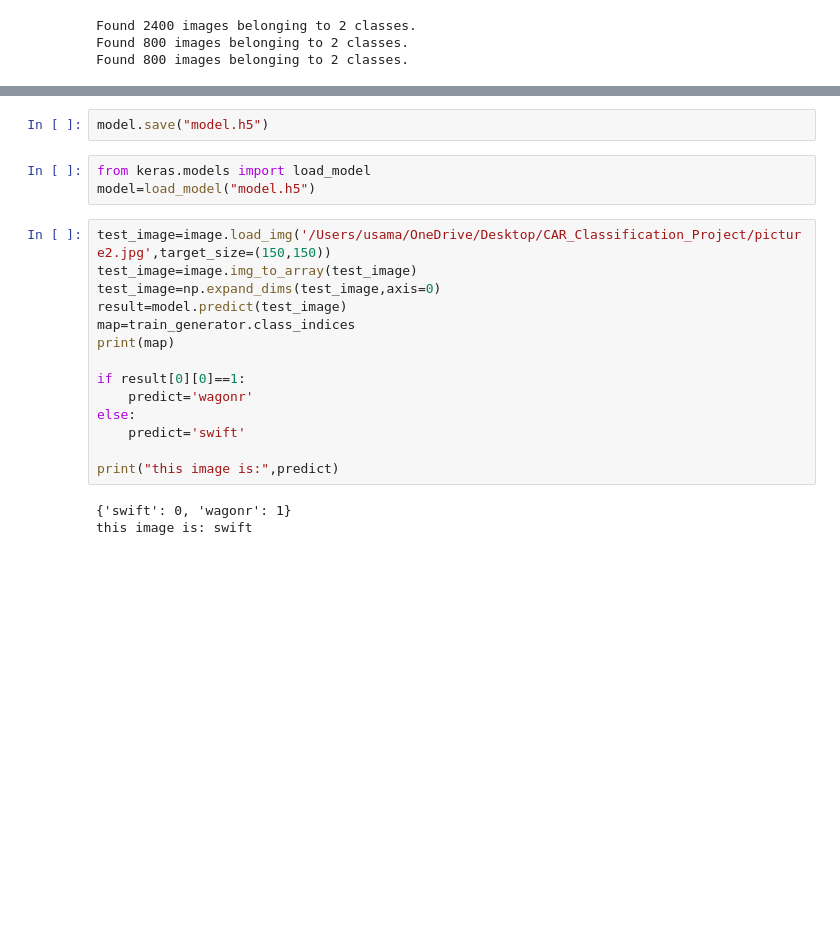
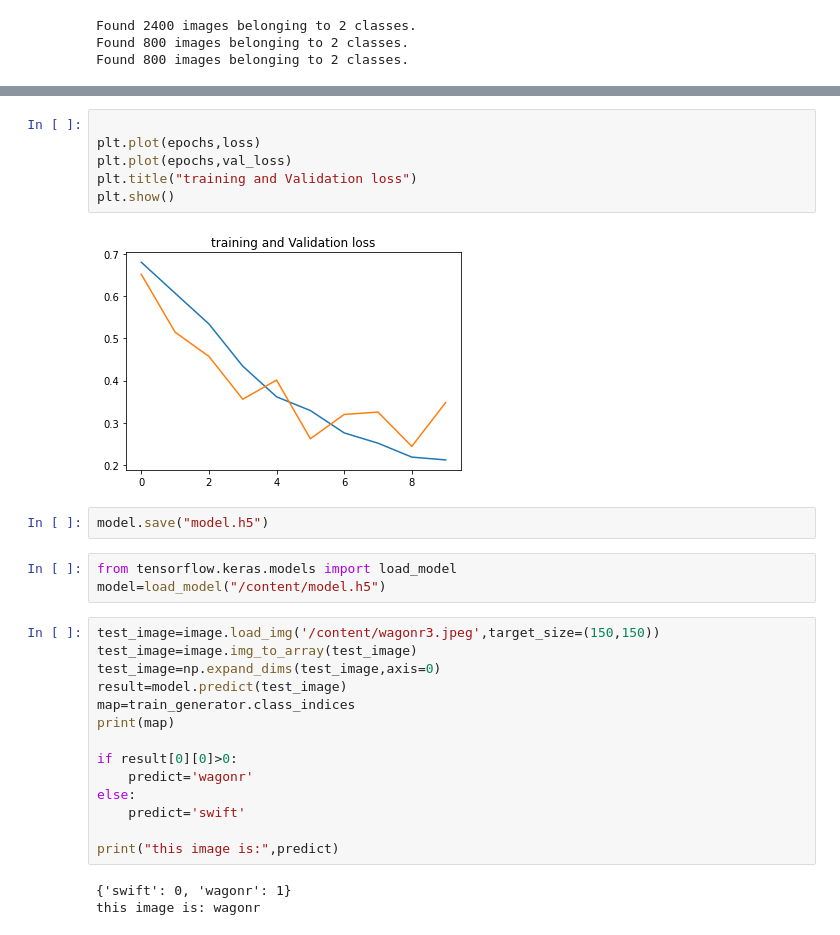
Before and after one commit to ImranRiazChohan/CAR-Image-Classification-using-CNN, a Jupyter notebook: project1_CNN.ipynb, the cells around one changed output, grey strips where cells are left out. Drawn from its saved outputs; the diff is of its cells as text; blank space fills up the shorter version.

```diff
--- a/project1_CNN.ipynb
+++ b/project1_CNN.ipynb
@@ -112,17 +165,25 @@ Epoch 10/10
+# %%
+
+plt.plot(epochs,loss)
+plt.plot(epochs,val_loss)
+plt.title("training and Validation loss")
+plt.show()
+# %% [output]
+[figure, added]
 # %%
 model.save("model.h5")
 # %%
-from keras.models import load_model
-model=load_model("model.h5")
+from tensorflow.keras.models import load_model
+model=load_model("/content/model.h5")
 # %%
-test_image=image.load_img('/Users/usama/OneDrive/Desktop/CAR_Classification_Project/picture2.jpg',target_size=(150,150))
+test_image=image.load_img('/content/wagonr3.jpeg',target_size=(150,150))
 test_image=image.img_to_array(test_image)
 test_image=np.expand_dims(test_image,axis=0)
 result=model.predict(test_image)
 map=train_generator.class_indices
 print(map)
 
-if result[0][0]==1:
+if result[0][0]>0:
     predict='wagonr'
 else:
     predict='swift'
@@ -130,4 +191,4 @@ else:
 print("this image is:",predict)
 # %% [output]
 {'swift': 0, 'wagonr': 1}
-this image is: swift
+this image is: wagonr
```
Also changed, not shown: parts of 17 cells of this notebook.
